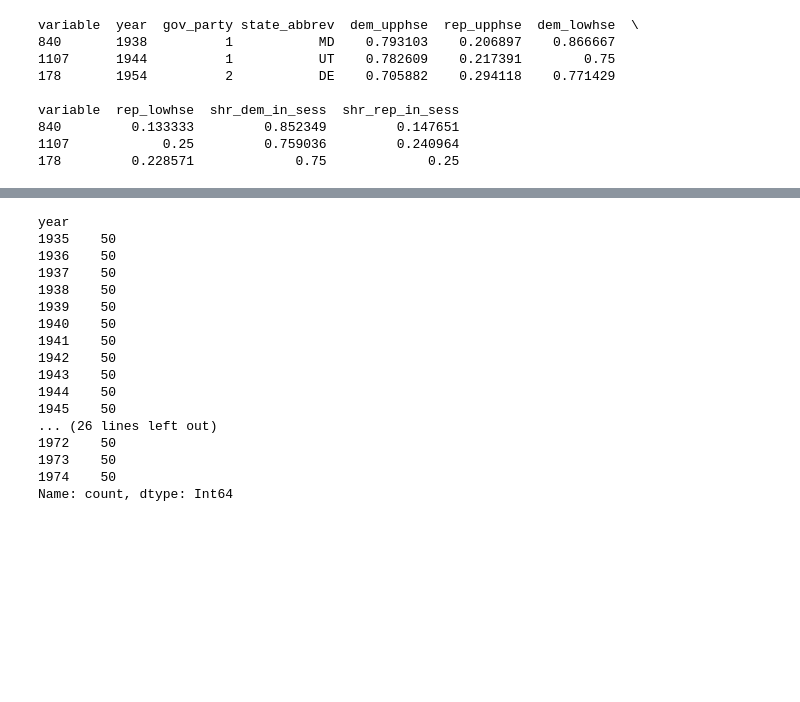
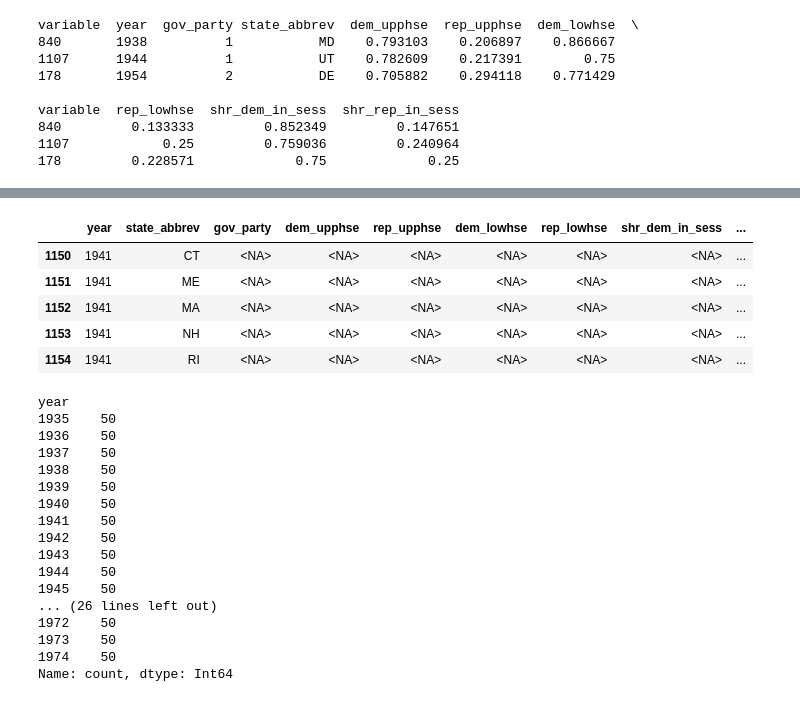
Before and after one commit to batShimon/similarity_data, a Jupyter notebook: Cleaning_icpsr16_partisan_composition.ipynb, the cells around one changed output, grey strips where cells are left out. Saved outputs shown, nothing was run; the diff lists cells and outputs as text; code cells hidden in the pictures; blank space fills up the shorter version.

```diff
--- a/Cleaning_icpsr16_partisan_composition.ipynb
+++ b/Cleaning_icpsr16_partisan_composition.ipynb
@@ -1035,7 +1028,7 @@ years = icpsr_filt['year'].unique()
 states = icpsr_filt['state_abbrev'].unique()
 
 # Create a DataFrame with all combinations
-all_combinations = pd.MultiIndex.from_product([years, states], names=['year', 'state_abbrev']).to_frame(index=False)
+all_combos = pd.MultiIndex.from_product([years, states], names=['year', 'state_abbrev']).to_frame(index=False)
 
 # Step 2: Merge the complete grid with the original dataset
-icpsr_complete = pd.merge(all_combinations, icpsr_filt, on=['year', 'state_abbrev'], how='left')
+icpsr_complete = pd.merge(all_combos, icpsr_filt, on=['year', 'state_abbrev'], how='left')
@@ -1042,3 +1051,12 @@ icpsr_complete = pd.merge(all_combinations, icpsr_filt, on=['year', 'state_abbre
+# %%
+icpsr_complete[icpsr_complete['year'] == 1941].head()
+# %% [output]
+|  | year | state_abbrev | gov_party | dem_upphse | rep_upphse | dem_lowhse | rep_lowhse | shr_dem_in_sess | ... |
+| 1150 | 1941 | CT | <NA> | <NA> | <NA> | <NA> | <NA> | <NA> | ... |
+| 1151 | 1941 | ME | <NA> | <NA> | <NA> | <NA> | <NA> | <NA> | ... |
+| 1152 | 1941 | MA | <NA> | <NA> | <NA> | <NA> | <NA> | <NA> | ... |
+| 1153 | 1941 | NH | <NA> | <NA> | <NA> | <NA> | <NA> | <NA> | ... |
+| 1154 | 1941 | RI | <NA> | <NA> | <NA> | <NA> | <NA> | <NA> | ... |
 # %%
 print(icpsr_complete['year'].value_counts().sort_index())
 # %% [output]
```
Also changed, not shown: parts of 5 cells of this notebook.
